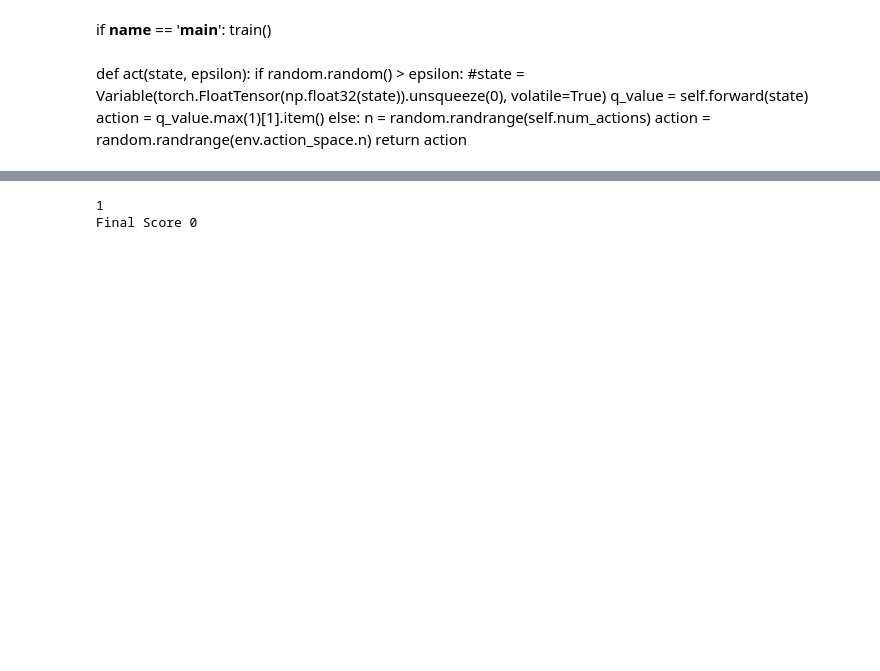
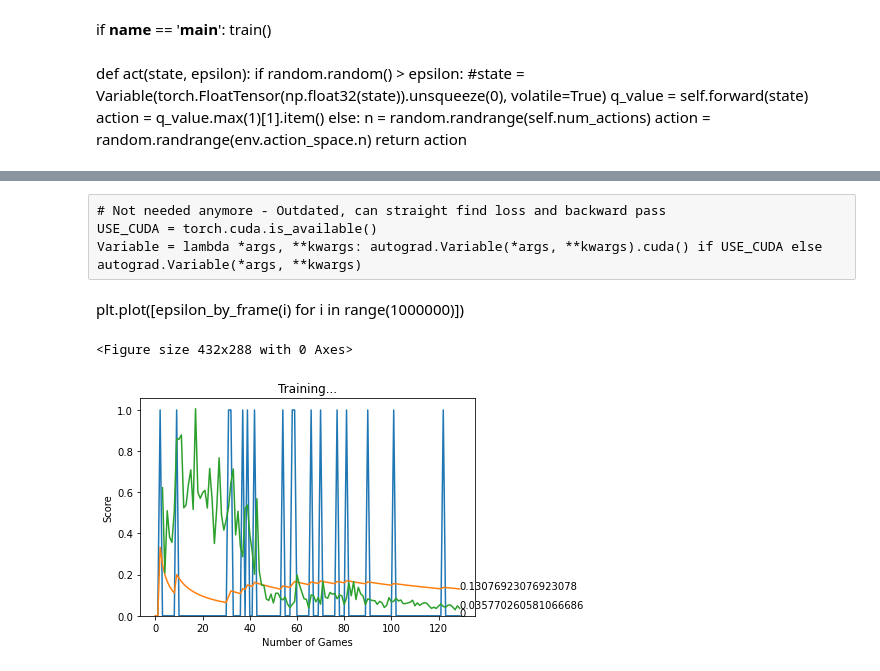
Before and after one commit to GeneLYJ/Deep-Reinforcement-Learning-on-Playing-Snake, a Jupyter notebook: snake-ai-pytorch-main/test.ipynb, the cells around one changed output, grey strips where cells are left out. Cells and saved outputs as stored; diff of their text form; code cells hidden in the pictures; blank space fills up the shorter version.

```diff
--- a/snake-ai-pytorch-main/test.ipynb
+++ b/snake-ai-pytorch-main/test.ipynb
@@ -160,3 +196,7 @@ Variable = lambda *args, **kwargs: autograd.Variable(*args, **kwargs).cuda() if
+# %% [raw]
+# Not needed anymore - Outdated, can straight find loss and backward pass
+USE_CUDA = torch.cuda.is_available()
+Variable = lambda *args, **kwargs: autograd.Variable(*args, **kwargs).cuda() if USE_CUDA else autograd.Variable(*args, **kwargs)
 # %%
 channels_input = 3
 num_actions = 3
@@ -186,49 +228,83 @@ plt.plot([epsilon_by_frame(i) for i in range(1000000)])
+# %% [markdown]
+plt.plot([epsilon_by_frame(i) for i in range(1000000)])
 # %%
+plot_scores = []
+plot_mean_scores = []
+losses = []
+loss_episode = []
 
+total_score = 0
 episode_reward = 0
 out = 0
+episode = 0
+record = 0
 
 #game = SnakeGameAI()
 move = np.zeros(3).astype(np.int)
 move = move.tolist()
 _, _, _, array3D = game.play_step(move) # No.0
+state = torch.tensor(array3D.transpose((2,1,0)))# Getting image in 4D Tensor
+state = cropImage(state, game.head)
 for curr_frame in range(start, total_frames):
     # later all this will be move into train_epoch function
-    state = torch.tensor(array3D.transpose((2,1,0))).unsqueeze(0) # Getting image in 4D Tensor
-    #print(state.shape)
-
     model.train()    # Start training
-    move = np.zeros(3).astype(np.int)
-
 
     epsilon = epsilon_by_frame(curr_frame) # No. 1
     if random.random() > epsilon:
-        #state   = Variable(torch.FloatTensor(np.float32(state)).unsqueeze(0), volatile=True)
         state = state.float()
-        q_value = model(state.to(device))
+        x = state.unsqueeze(0)
+        q_value = model(x.to(device))
         action  = q_value.max(1)[1].data[0]
+        #state = state.squeeze(0)
     else:
         action = random.randrange(num_actions)
 
-    move[action] = 1
-    move = move.tolist()
+    move = action_array(action)
 
     reward, game_over, score, array3D = game.play_step(move) # No.2
-    next_state = torch.tensor(array3D.transpose((2,1,0))).unsqueeze(0) # Getting image in 4D Tensor
+    next_state = torch.tensor(array3D.transpose((2,1,0))) # Getting image in 4D Tensor
+    next_state = cropImage(next_state, game.head)
+    replay_buffer.push(state, action, reward, next_state, game_over) # No.3
 
     state = next_state
     episode_reward += reward
 
     # Continue .... if game_over:.....
+    if game_over:
+        game.reset()
+        episode += 1
+        #train_long_memory()
+
+        if score > record:
+            record = score
+            save(model)
+
+        print('Game', episode, 'Score', score, 'Record:', record)
+
+        plot_scores.append(score)
+        total_score += score
+
+        mean_score = total_score / episode
+        plot_mean_scores.append(mean_score)
+
+        loss_episode.append(np.mean(losses))
+        losses = []
+        plot(plot_scores, plot_mean_scores, loss_episode)
+
+    if len(replay_buffer) > replay_initial:
+        loss = Loss(criterion, batch_size)
+        losses.append(loss.item())
+
 
     # hold while waiting your command:
-    out = input()
-    if (int(out) == 1):
-        break
+    #out = input()
+    #if (int(out) == 1):
+    #    break
+
 game.reset()
 print('Final Score', score)
 pygame.display.quit()
 pygame.quit()
 # %% [output]
-1
-Final Score 0
+<Figure size 432x288 with 0 Axes>
+[figure, added]
```
Also changed, not shown: parts of 22 cells of this notebook, 3 other files.
